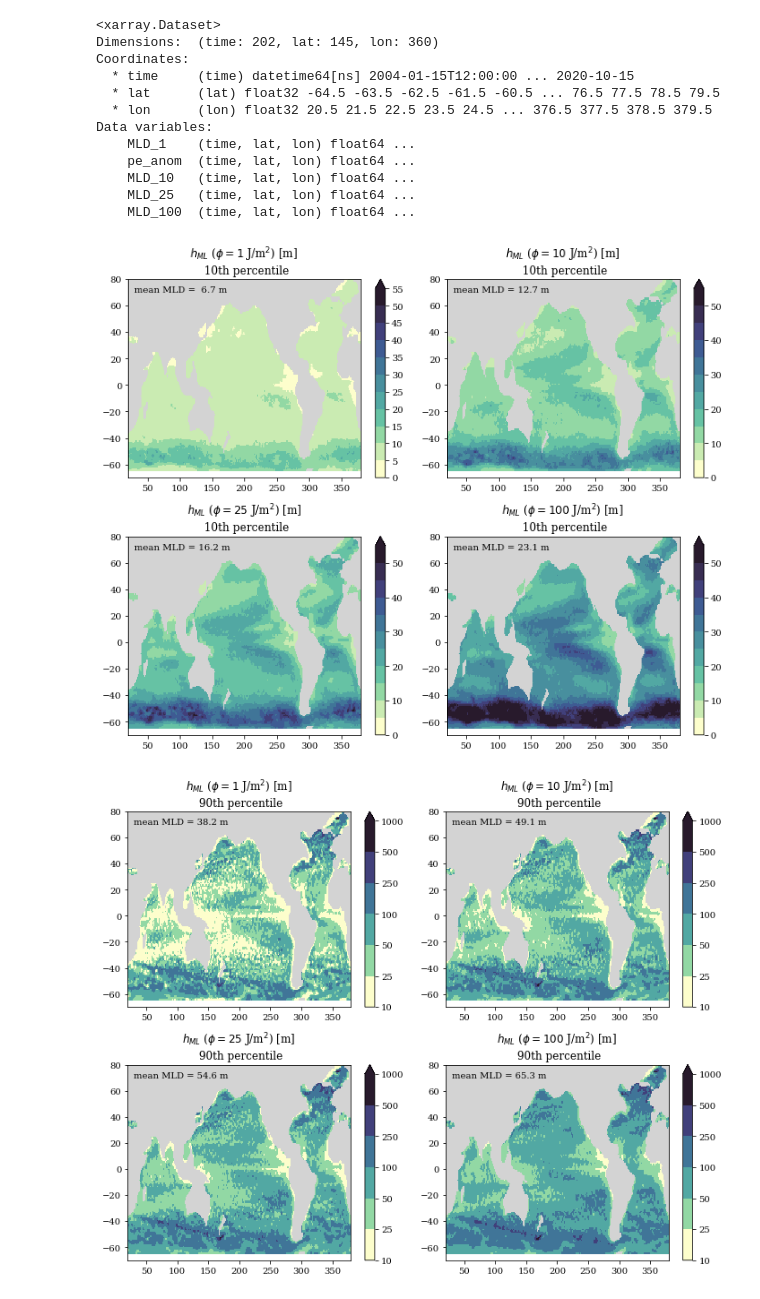
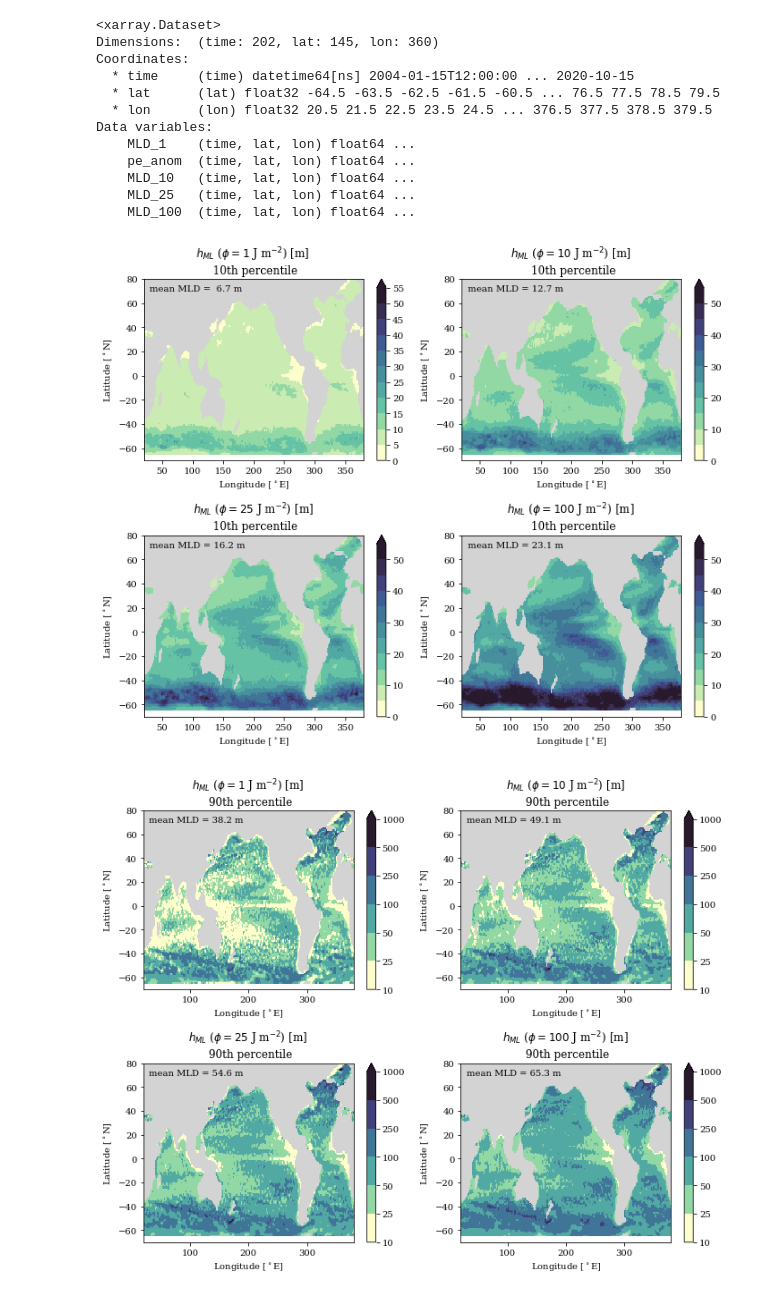
Before and after one commit to breichl/PE_MLD_Figures, a Jupyter notebook: Figures/Fig_9-10_PhiMLD_ArgoRG.ipynb, the cells around one changed output. Cells and saved outputs as stored; diff of their text form; code cells hidden in the pictures.

```diff
--- a/Figures/Fig_9-10_PhiMLD_ArgoRG.ipynb
+++ b/Figures/Fig_9-10_PhiMLD_ArgoRG.ipynb
@@ -31,7 +31,7 @@ Data variables:
     MLD_25   (time, lat, lon) float64 ...
     MLD_100  (time, lat, lon) float64 ...
 # %%
-for PCT,PRE in[[10,'9'],[90,'10']]:
+for PCT,PRE in[[10,'15'],[90,'16']]:
     if PCT==90:
         levels = [10,25,50,100,250,500,1000]
     elif PCT==10:
@@ -48,9 +48,11 @@ for PCT,PRE in[[10,'9'],[90,'10']]:
     plt.colorbar(CL,ax=ax,extend='max',ticks=levels)
     CL.cmap.set_bad('lightgray')
     ax.set_ylim(-70,80)
-    ax.set_title('$h_{ML}$ ($\phi = 1$ J/m$^2$) [m] \n '+str(PCT)+'th percentile')
+    ax.set_title('$h_{ML}$ ($\phi = 1$ J m$^{-2}$) [m] \n '+str(PCT)+'th percentile')
     MLDmean = np.nanmean(MLD*np.broadcast_to(np.cos(Obs.lat*np.pi/180),np.shape(MLD.T)).T)
     ax.text(30,70,'mean MLD = {:4.1f} m'.format(MLDmean))
+    ax.set_xlabel('Longitude [$^\circ$E]')
+    ax.set_ylabel('Latitude [$^\circ$N]')
 
     ax=A.ravel()[1]
     MLD = np.nanpercentile(Obs.MLD_10[:,:,:],PCT,axis=0)
@@ -60,37 +62,43 @@ for PCT,PRE in[[10,'9'],[90,'10']]:
     plt.colorbar(CL,ax=ax,extend='max')
     CL.cmap.set_bad('lightgray')
     ax.set_ylim(-70,80)
-    ax.set_title('$h_{ML}$ ($\phi = 10$ J/m$^2$) [m] \n '+str(PCT)+'th percentile')
+    ax.set_title('$h_{ML}$ ($\phi = 10$ J m$^{-2}$) [m] \n '+str(PCT)+'th percentile')
     MLDmean = np.nanmean(MLD*np.broadcast_to(np.cos(Obs.lat*np.pi/180),np.shape(MLD.T)).T)
     ax.text(30,70,'mean MLD = {:4.1f} m'.format(MLDmean))
+    ax.set_xlabel('Longitude [$^\circ$E]')
+    ax.set_ylabel('Latitude [$^\circ$N]')
 
     ax=A.ravel()[2]
     MLD = np.nanpercentile(Obs.MLD_25[:,:,:],PCT,axis=0)
     CL=ax.pcolormesh(Obs.lon,Obs.lat,MLD,
                      cmap=cmap,shading='nearest',
                      norm = mpl.colors.BoundaryNorm(levels, ncolors=cmap.N, clip=False))
     plt.colorbar(CL,ax=ax,extend='max')
     CL.cmap.set_bad('lightgray')
     ax.set_ylim(-70,80)
-    ax.set_title('$h_{ML}$ ($\phi = 25$ J/m$^2$) [m] \n '+str(PCT)+'th percentile')
+    ax.set_title('$h_{ML}$ ($\phi = 25$ J m$^{-2}$) [m] \n '+str(PCT)+'th percentile')
     MLDmean = np.nanmean(MLD*np.broadcast_to(np.cos(Obs.lat*np.pi/180),np.shape(MLD.T)).T)
     ax.text(30,70,'mean MLD = {:4.1f} m'.format(MLDmean))
+    ax.set_xlabel('Longitude [$^\circ$E]')
+    ax.set_ylabel('Latitude [$^\circ$N]')
 
     ax=A.ravel()[3]
     MLD = np.nanpercentile(Obs.MLD_100[:,:,:],PCT,axis=0)
     CL=ax.pcolormesh(Obs.lon,Obs.lat,MLD,
                      cmap=cmap,shading='nearest',
                      norm = mpl.colors.BoundaryNorm(levels, ncolors=cmap.N, clip=False))
     plt.colorbar(CL,ax=ax,extend='max')
     CL.cmap.set_bad('lightgray')
     ax.set_ylim(-70,80)
-    ax.set_title('$h_{ML}$ ($\phi = 100$ J/m$^2$) [m] \n '+str(PCT)+'th percentile')
+    ax.set_title('$h_{ML}$ ($\phi = 100$ J m$^{-2}$) [m] \n '+str(PCT)+'th percentile')
     MLDmean = np.nanmean(MLD*np.broadcast_to(np.cos(Obs.lat*np.pi/180),np.shape(MLD.T)).T)
     ax.text(30,70,'mean MLD = {:4.1f} m'.format(MLDmean))
+    ax.set_xlabel('Longitude [$^\circ$E]')
+    ax.set_ylabel('Latitude [$^\circ$N]')
 
     plt.tight_layout()
 
-    plt.savefig(Figure_Save_Path+'/Figure'+PRE+'_ArgoRG_MLD_PEAnom_'+str(PCT)+'.png')
+    plt.savefig(Figure_Save_Path+'/Figure'+PRE+'_ArgoRG_MLD_PEAnom_'+str(PCT)+'.png',dpi=300)
 # %% [output]
-[figure, old version]
+[figure, new version]
-[figure, old version]
+[figure, new version]
```
Also changed, not shown: 2 other files.
